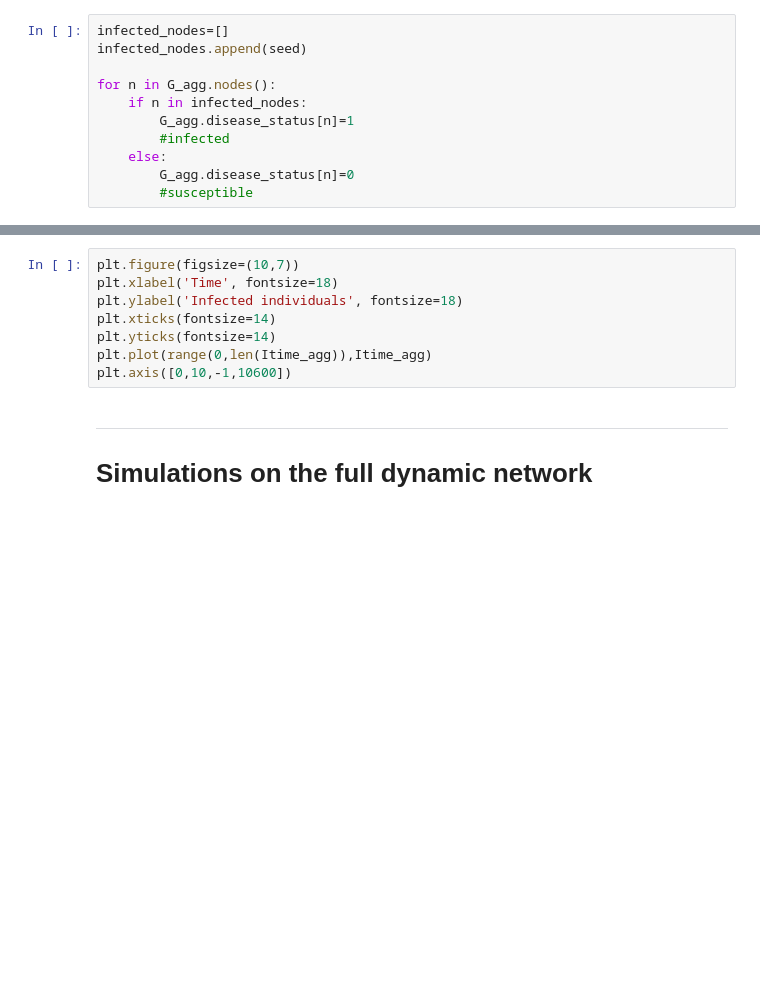
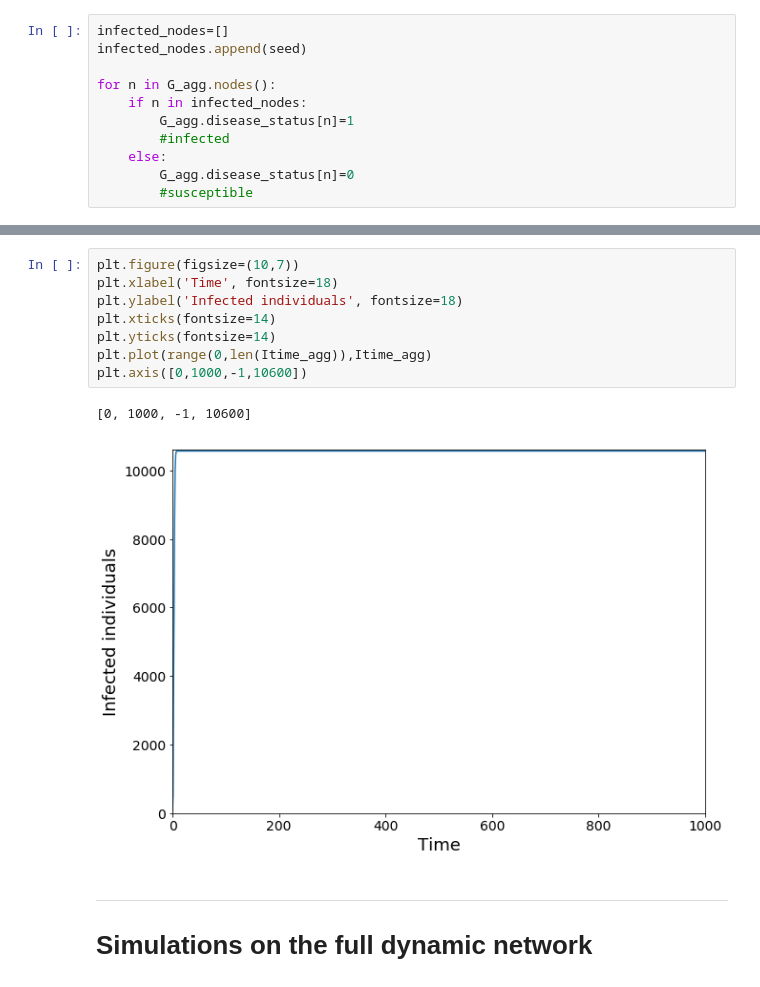
Before and after one commit to micheletizzoni/Complexity-in-social-systems, a Jupyter notebook: 3-epidemic-spreading/nb08_temporal_networks.ipynb, the cells around one changed output, grey strips where cells are left out. Cells and saved outputs as stored; diff of their text form; blank space fills up the shorter version.

```diff
--- a/3-epidemic-spreading/nb08_temporal_networks.ipynb
+++ b/3-epidemic-spreading/nb08_temporal_networks.ipynb
@@ -113,11 +145,14 @@ print("The final size of the epidemic is", float(len(infected_nodes))/len(G_agg.
 # %%
 plt.figure(figsize=(10,7))
 plt.xlabel('Time', fontsize=18)
 plt.ylabel('Infected individuals', fontsize=18)
 plt.xticks(fontsize=14)
 plt.yticks(fontsize=14)
 plt.plot(range(0,len(Itime_agg)),Itime_agg)
-plt.axis([0,10,-1,10600])
+plt.axis([0,1000,-1,10600])
+# %% [output]
+[0, 1000, -1, 10600]
+[figure, added]
 # %% [markdown]
 ---
 # Simulations on the full dynamic network
```
Also changed, not shown: parts of 10 cells of this notebook.
